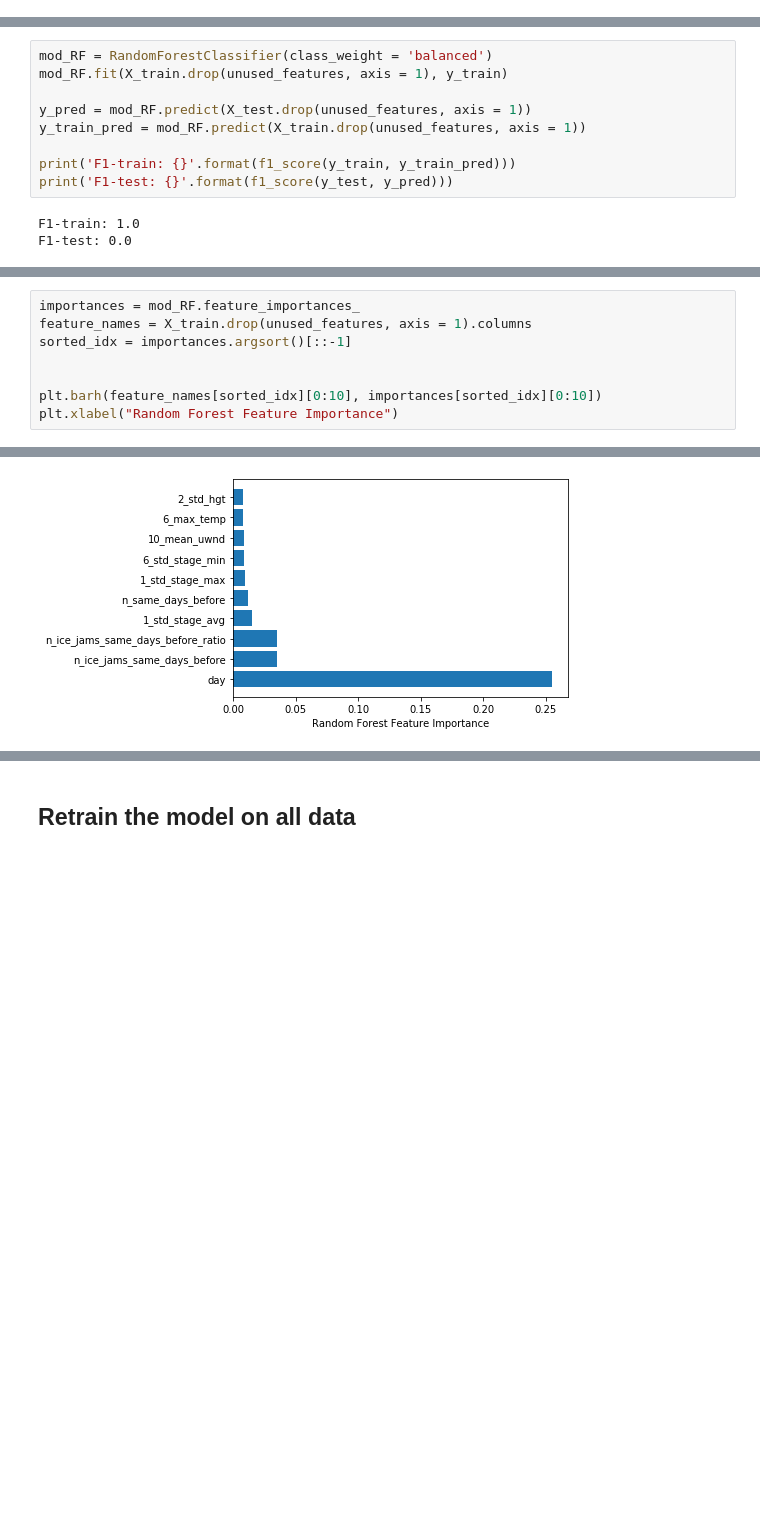
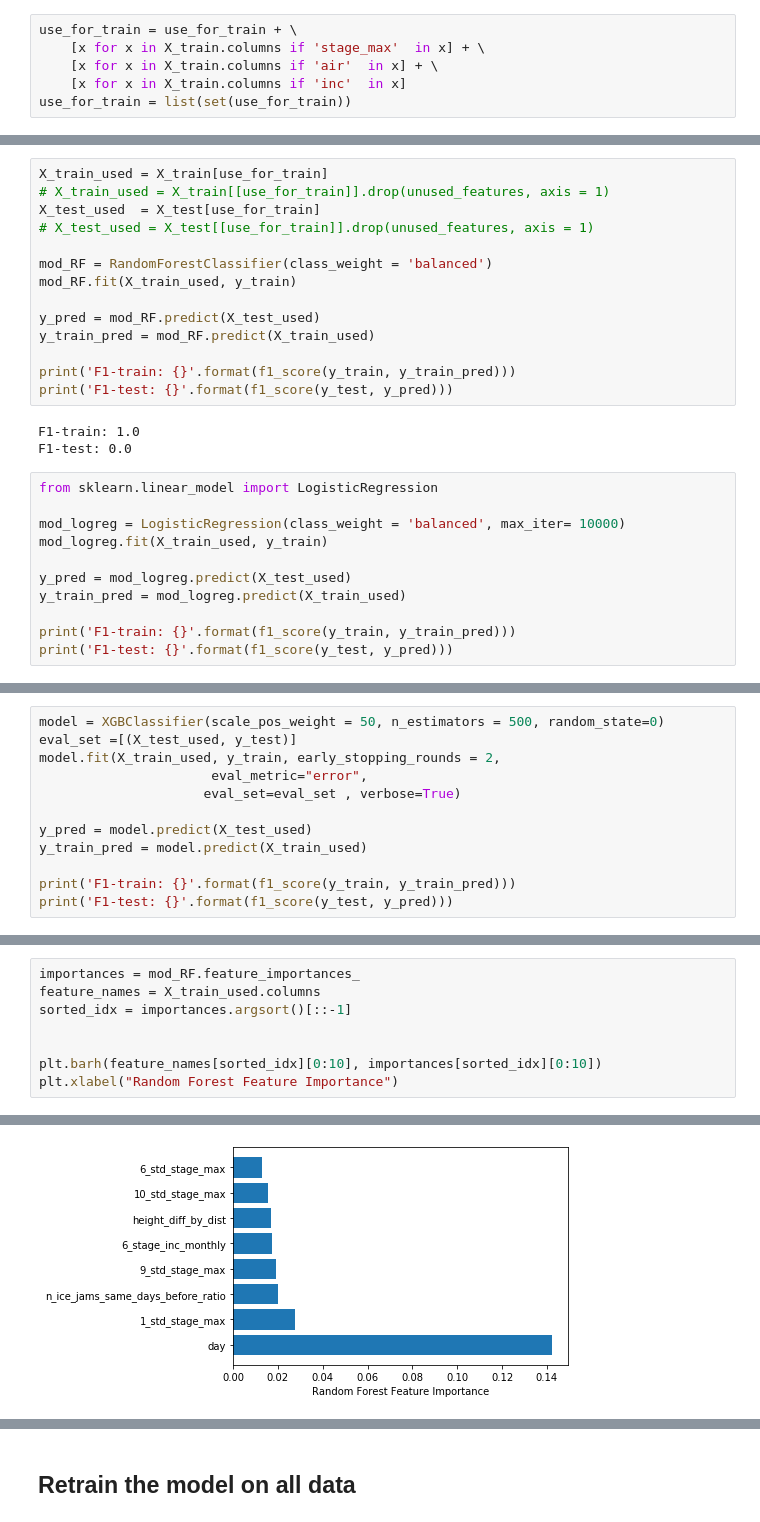
Before and after one commit to omoreva/emergencydatahack, a Jupyter notebook: 01_modelling.ipynb, the cells around one changed output, grey strips where cells are left out. Drawn from its saved outputs; the diff is of its cells as text; blank space fills up the shorter version.

```diff
--- a/01_modelling.ipynb
+++ b/01_modelling.ipynb
@@ -45,0 +62,6 @@ unused_features = unused_features + cat_col
+# %%
+use_for_train = use_for_train + \
+    [x for x in X_train.columns if 'stage_max'  in x] + \
+    [x for x in X_train.columns if 'air'  in x] + \
+    [x for x in X_train.columns if 'inc'  in x]
+use_for_train = list(set(use_for_train))
@@ -46,14 +102,30 @@ unused_features = unused_features + cat_col
 # %% [markdown]
 # Random Forest
 # %%
+X_train_used = X_train[use_for_train]
+# X_train_used = X_train[[use_for_train]].drop(unused_features, axis = 1)
+X_test_used  = X_test[use_for_train]
+# X_test_used = X_test[[use_for_train]].drop(unused_features, axis = 1)
+
 mod_RF = RandomForestClassifier(class_weight = 'balanced')
-mod_RF.fit(X_train.drop(unused_features, axis = 1), y_train)
+mod_RF.fit(X_train_used, y_train)
 
-y_pred = mod_RF.predict(X_test.drop(unused_features, axis = 1))
-y_train_pred = mod_RF.predict(X_train.drop(unused_features, axis = 1))
+y_pred = mod_RF.predict(X_test_used)
+y_train_pred = mod_RF.predict(X_train_used)
 
 print('F1-train: {}'.format(f1_score(y_train, y_train_pred)))
 print('F1-test: {}'.format(f1_score(y_test, y_pred)))
 # %% [output]
 F1-train: 1.0
 F1-test: 0.0
+# %%
+from sklearn.linear_model import LogisticRegression
+
+mod_logreg = LogisticRegression(class_weight = 'balanced', max_iter= 10000)
+mod_logreg.fit(X_train_used, y_train)
+
+y_pred = mod_logreg.predict(X_test_used)
+y_train_pred = mod_logreg.predict(X_train_used)
+
+print('F1-train: {}'.format(f1_score(y_train, y_train_pred)))
+print('F1-test: {}'.format(f1_score(y_test, y_pred)))
@@ -59,0 +135,12 @@ F1-test: 0.0
+# %%
+model = XGBClassifier(scale_pos_weight = 50, n_estimators = 500, random_state=0)
+eval_set =[(X_test_used, y_test)]
+model.fit(X_train_used, y_train, early_stopping_rounds = 2,
+                      eval_metric="error",
+                     eval_set=eval_set , verbose=True)
+
+y_pred = model.predict(X_test_used)
+y_train_pred = model.predict(X_train_used)
+
+print('F1-train: {}'.format(f1_score(y_train, y_train_pred)))
+print('F1-test: {}'.format(f1_score(y_test, y_pred)))
@@ -60,14 +165,14 @@ F1-test: 0.0
 # %%
 importances = mod_RF.feature_importances_
-feature_names = X_train.drop(unused_features, axis = 1).columns
+feature_names = X_train_used.columns
 sorted_idx = importances.argsort()[::-1]
 
 
 plt.barh(feature_names[sorted_idx][0:10], importances[sorted_idx][0:10])
 plt.xlabel("Random Forest Feature Importance")
 # %% [output]
 Text(0.5, 0, 'Random Forest Feature Importance')
-[figure, old version]
+[figure, new version]
 # %%
 mod_RF = RandomForestClassifier() # or GradientBoostingClassifier, or XGBoostClassifier
 
```
Also changed, not shown: parts of 56 cells of this notebook, 1 other file.
